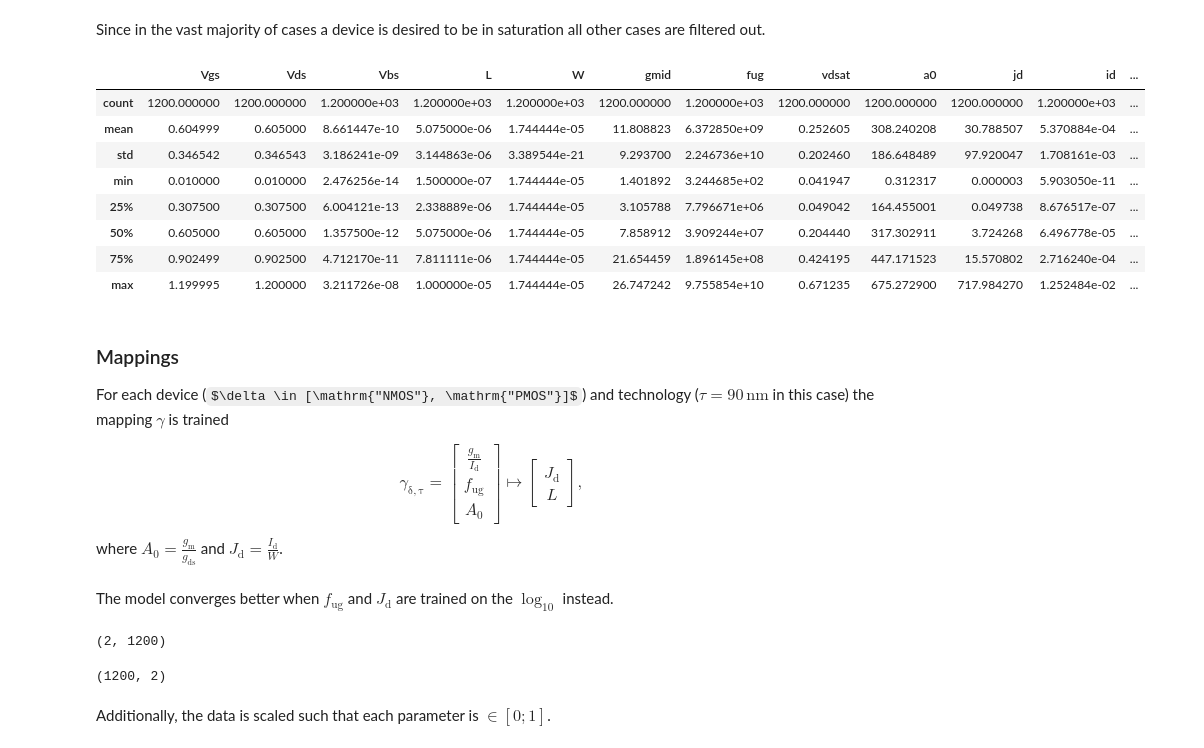
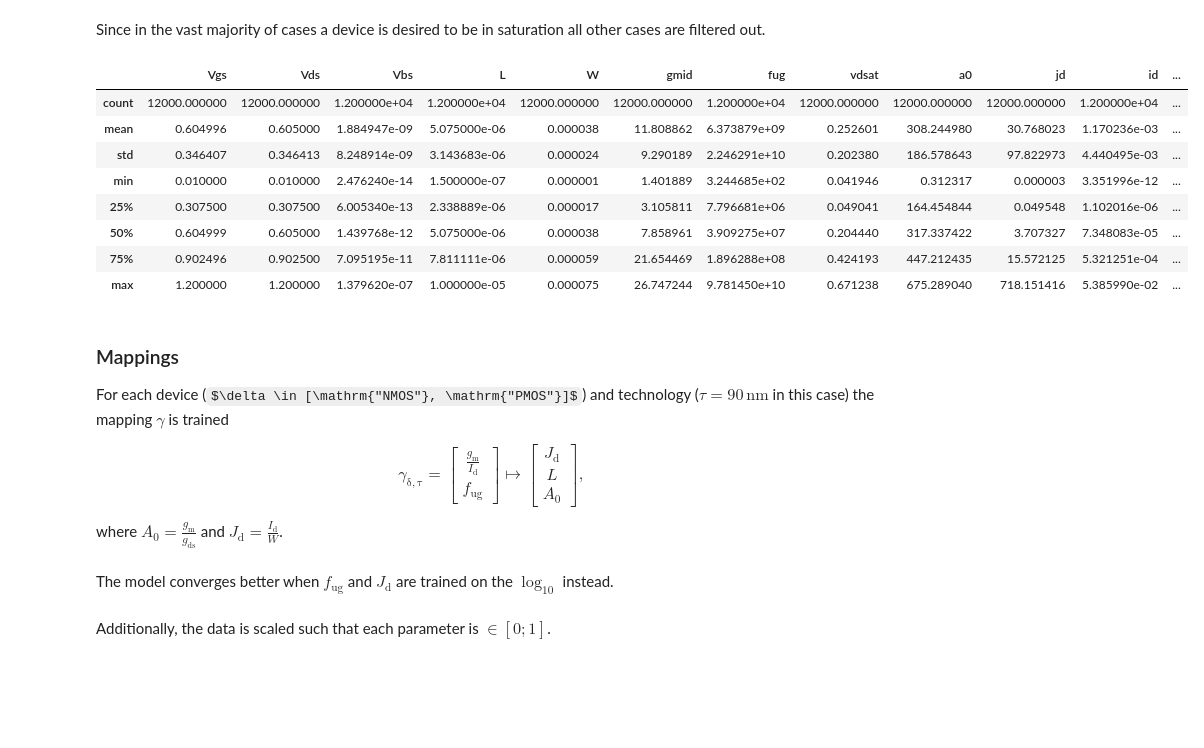
Before and after one commit to AugustUnderground/smacd2021-b4.4, a Jupyter notebook: notebooks/model_training.ipynb, the cells around one changed output. Cells and saved outputs as stored; diff of their text form; code cells hidden in the pictures; some formulas as TeX source; blank space fills up the shorter version.

```diff
--- a/notebooks/model_training.ipynb
+++ b/notebooks/model_training.ipynb
@@ -58,20 +58,21 @@ data_raw = data_frame[params]
 # %% [markdown]
 Since in the vast majority of cases a device is desired to be in saturation all other cases are filtered out.
 # %%
-data_filtered = data_raw[( (round(data_raw.Vgs, 2) == round(data_raw.Vds, 2))
-                         & (round(data_raw.Vbs, 2) == 0.0)
-                         & (data_raw.W == np.random.choice(data_raw.W.unique())))].sample(frac=1)
+data_filtered = data_raw[ ( (round(data_raw.Vgs, 2) == round(data_raw.Vds, 2))
+                          & (round(data_raw.Vbs, 2) == 0.0) )
+                          #& (data_raw.W == np.random.choice(data_raw.W.unique())))
+                        ].sample(frac=1)
 data_filtered.describe()
 # %% [output]
 |  | Vgs | Vds | Vbs | L | W | gmid | fug | vdsat | a0 | jd | id | ... |
-| count | 1200.000000 | 1200.000000 | 1.200000e+03 | 1.200000e+03 | 1.200000e+03 | 1200.000000 | 1.200000e+03 | 1200.000000 | 1200.000000 | 1200.000000 | 1.200000e+03 | ... |
-| mean | 0.604999 | 0.605000 | 8.661447e-10 | 5.075000e-06 | 1.744444e-05 | 11.808823 | 6.372850e+09 | 0.252605 | 308.240208 | 30.788507 | 5.370884e-04 | ... |
-| std | 0.346542 | 0.346543 | 3.186241e-09 | 3.144863e-06 | 3.389544e-21 | 9.293700 | 2.246736e+10 | 0.202460 | 186.648489 | 97.920047 | 1.708161e-03 | ... |
-| min | 0.010000 | 0.010000 | 2.476256e-14 | 1.500000e-07 | 1.744444e-05 | 1.401892 | 3.244685e+02 | 0.041947 | 0.312317 | 0.000003 | 5.903050e-11 | ... |
-| 25% | 0.307500 | 0.307500 | 6.004121e-13 | 2.338889e-06 | 1.744444e-05 | 3.105788 | 7.796671e+06 | 0.049042 | 164.455001 | 0.049738 | 8.676517e-07 | ... |
-| 50% | 0.605000 | 0.605000 | 1.357500e-12 | 5.075000e-06 | 1.744444e-05 | 7.858912 | 3.909244e+07 | 0.204440 | 317.302911 | 3.724268 | 6.496778e-05 | ... |
-| 75% | 0.902499 | 0.902500 | 4.712170e-11 | 7.811111e-06 | 1.744444e-05 | 21.654459 | 1.896145e+08 | 0.424195 | 447.171523 | 15.570802 | 2.716240e-04 | ... |
-| max | 1.199995 | 1.200000 | 3.211726e-08 | 1.000000e-05 | 1.744444e-05 | 26.747242 | 9.755854e+10 | 0.671235 | 675.272900 | 717.984270 | 1.252484e-02 | ... |
+| count | 12000.000000 | 12000.000000 | 1.200000e+04 | 1.200000e+04 | 12000.000000 | 12000.000000 | 1.200000e+04 | 12000.000000 | 12000.000000 | 12000.000000 | 1.200000e+04 | ... |
+| mean | 0.604996 | 0.605000 | 1.884947e-09 | 5.075000e-06 | 0.000038 | 11.808862 | 6.373879e+09 | 0.252601 | 308.244980 | 30.768023 | 1.170236e-03 | ... |
+| std | 0.346407 | 0.346413 | 8.248914e-09 | 3.143683e-06 | 0.000024 | 9.290189 | 2.246291e+10 | 0.202380 | 186.578643 | 97.822973 | 4.440495e-03 | ... |
+| min | 0.010000 | 0.010000 | 2.476240e-14 | 1.500000e-07 | 0.000001 | 1.401889 | 3.244685e+02 | 0.041946 | 0.312317 | 0.000003 | 3.351996e-12 | ... |
+| 25% | 0.307500 | 0.307500 | 6.005340e-13 | 2.338889e-06 | 0.000017 | 3.105811 | 7.796681e+06 | 0.049041 | 164.454844 | 0.049548 | 1.102016e-06 | ... |
+| 50% | 0.604999 | 0.605000 | 1.439768e-12 | 5.075000e-06 | 0.000038 | 7.858961 | 3.909275e+07 | 0.204440 | 317.337422 | 3.707327 | 7.348083e-05 | ... |
+| 75% | 0.902496 | 0.902500 | 7.095195e-11 | 7.811111e-06 | 0.000059 | 21.654469 | 1.896288e+08 | 0.424193 | 447.212435 | 15.572125 | 5.321251e-04 | ... |
+| max | 1.200000 | 1.200000 | 1.379620e-07 | 1.000000e-05 | 0.000075 | 26.747244 | 9.781450e+10 | 0.671238 | 675.289040 | 718.151416 | 5.385990e-02 | ... |
 # %% [markdown]
 ### Mappings
 
@@ -80,11 +81,11 @@ technology ($\tau = 90\,\mathrm{nm}$ in this case) the mapping $\gamma$ is train
 
 $$\gamma_{\mathrm{\delta,\tau}} =
     \begin{bmatrix}
-        \frac{g_{\mathrm{m}}}{I_{\mathrm{d}}} \\ f_{\mathrm{ug}} \\ A_{0}
+        \frac{g_{\mathrm{m}}}{I_{\mathrm{d}}} \\ f_{\mathrm{ug}}
     \end{bmatrix}
     \mapsto
     \begin{bmatrix}
-        J_{\mathrm{d}} \\ L
+        J_{\mathrm{d}} \\ L \\ A_{0}
     \end{bmatrix},$$
 
 where $A_{0} = \frac{g_{\mathrm{m}}}{g_{\mathrm{ds}}}$ and $J_{\mathrm{d}} = \frac{I_{\mathrm{d}}}{W}$.
@@ -99,11 +100,3 @@ transformed_y = np.vstack([ np.log10(data_filtered.jd.values)
-# %%
-transformed_x.shape
-# %% [output]
-(2, 1200)
-# %%
-data_filtered[["gmid", "fug"]].values.shape
-# %% [output]
-(1200, 2)
 # %% [markdown]
 Additionally, the data is scaled such that each parameter is $\in [0;1]$.
 # %%
```
Also changed, not shown: parts of 14 cells of this notebook.
